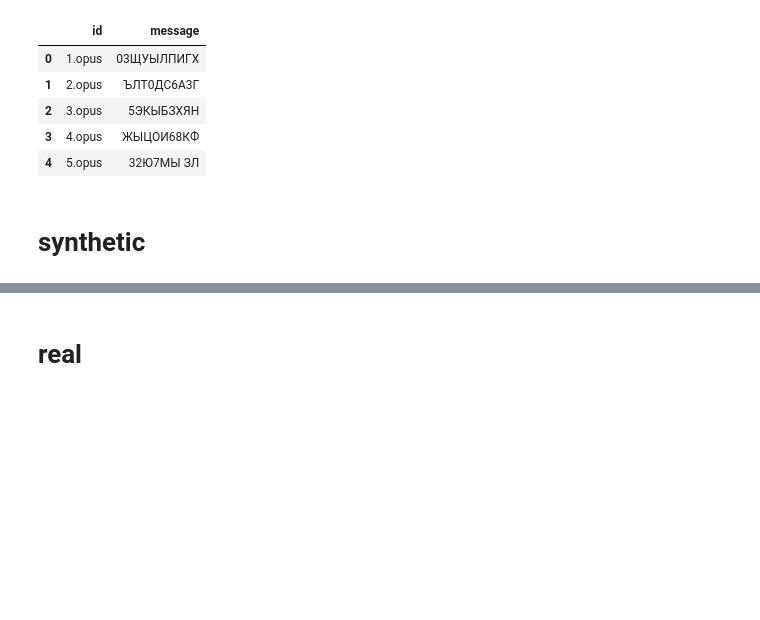
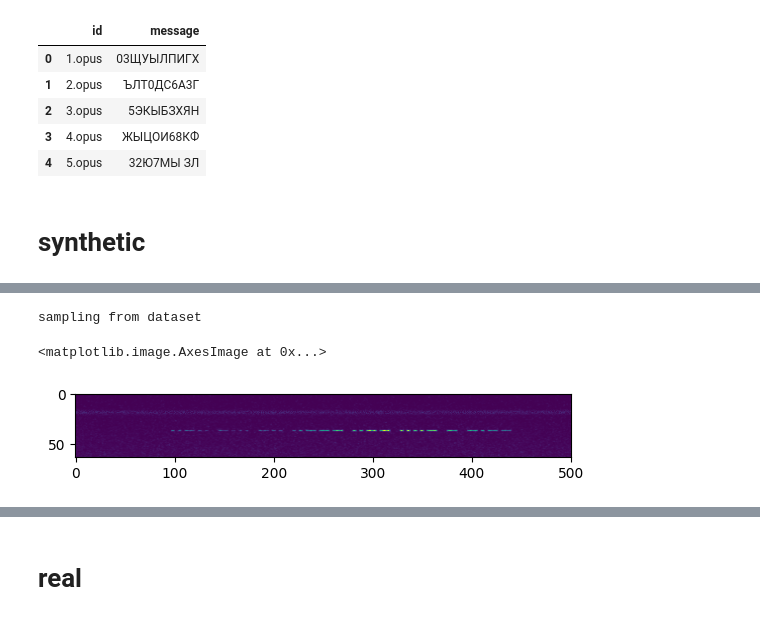
Before and after one commit to SwedishSquid/KC25_morse, a Jupyter notebook: src/fresh_start.ipynb, the cells around one changed output, grey strips where cells are left out. Drawn from its saved outputs; the diff is of its cells as text; code cells hidden in the pictures; blank space fills up the shorter version.

```diff
--- a/src/fresh_start.ipynb
+++ b/src/fresh_start.ipynb
@@ -59,0 +74,28 @@ fake_val_set = generate_dataset(200, signal_transform=signal_tr)
+# %%
+dataset = generate_dataset(5000, signal_transform=signal_tr, runtime_transform=runtime_tr)
+print('sampling from dataset')
+
+for _ in tqdm(dataset):
+    pass
+# %% [output]
+sampling from dataset
+# %%
+mel = fake_mel
+# mean_frac_bounds = (0.05, 0.6)
+# std_frac_bounds = (0.05, 0.05)
+
+raw_noise = torch.rand_like(mel)
+# mean_frac = torch.rand(mean_frac_bounds[1] - mean_frac_bounds[0]) + mean_frac_bounds[0]
+mean_frac = 0.3
+std = 0.03
+volume = 0.1
+
+mask = torch.exp(-torch.square((mean_frac - torch.linspace(0, 1, steps=mel.shape[0])[:, None]) / std))
+
+bounded_noise = raw_noise * mask * volume
+
+
+plt.imshow(bounded_noise + mel)
+# %% [output]
+<matplotlib.image.AxesImage at 0x...>
+[figure, added]
```
Also changed, not shown: parts of 6 cells of this notebook, 3 other files.
